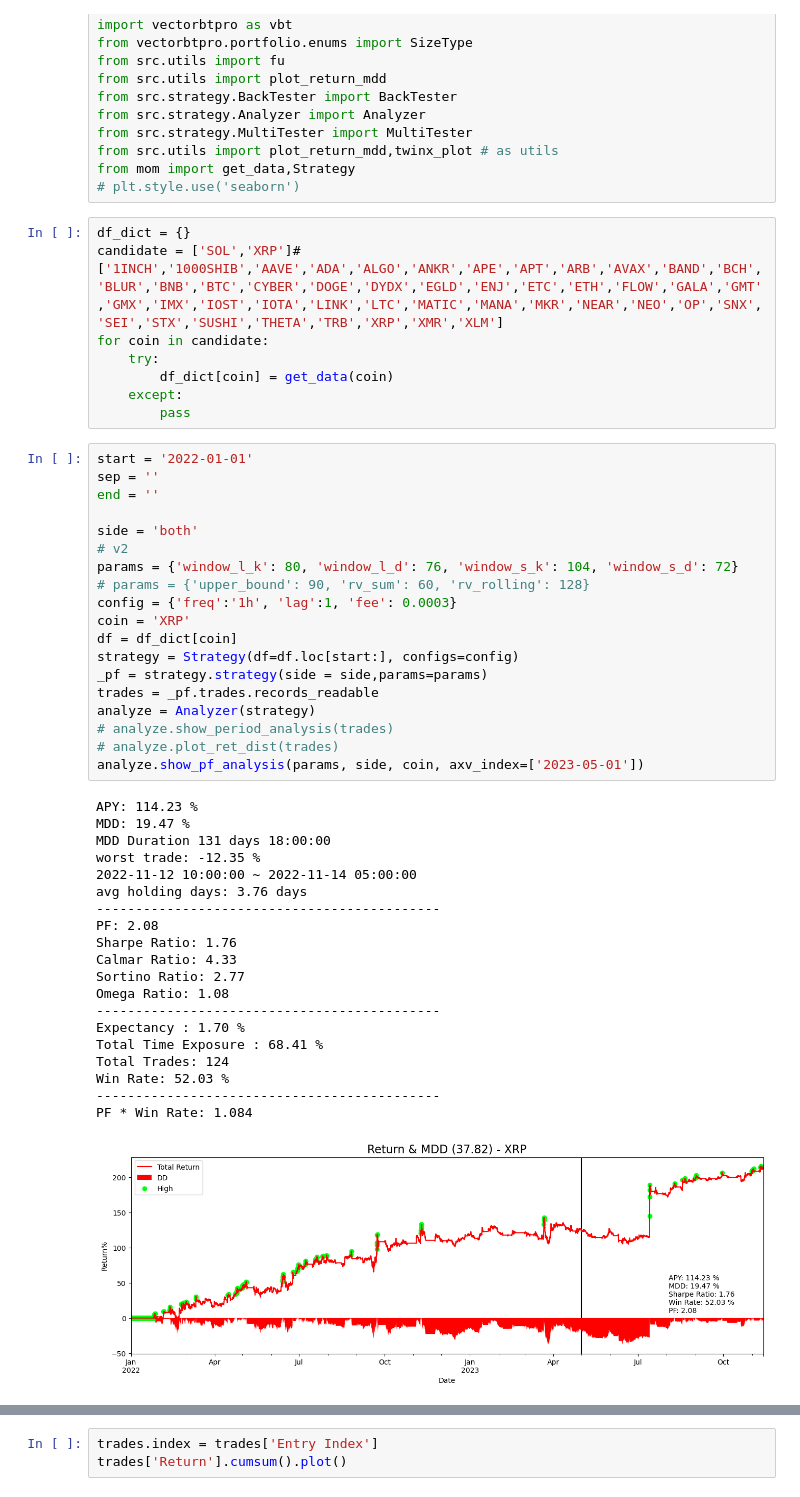
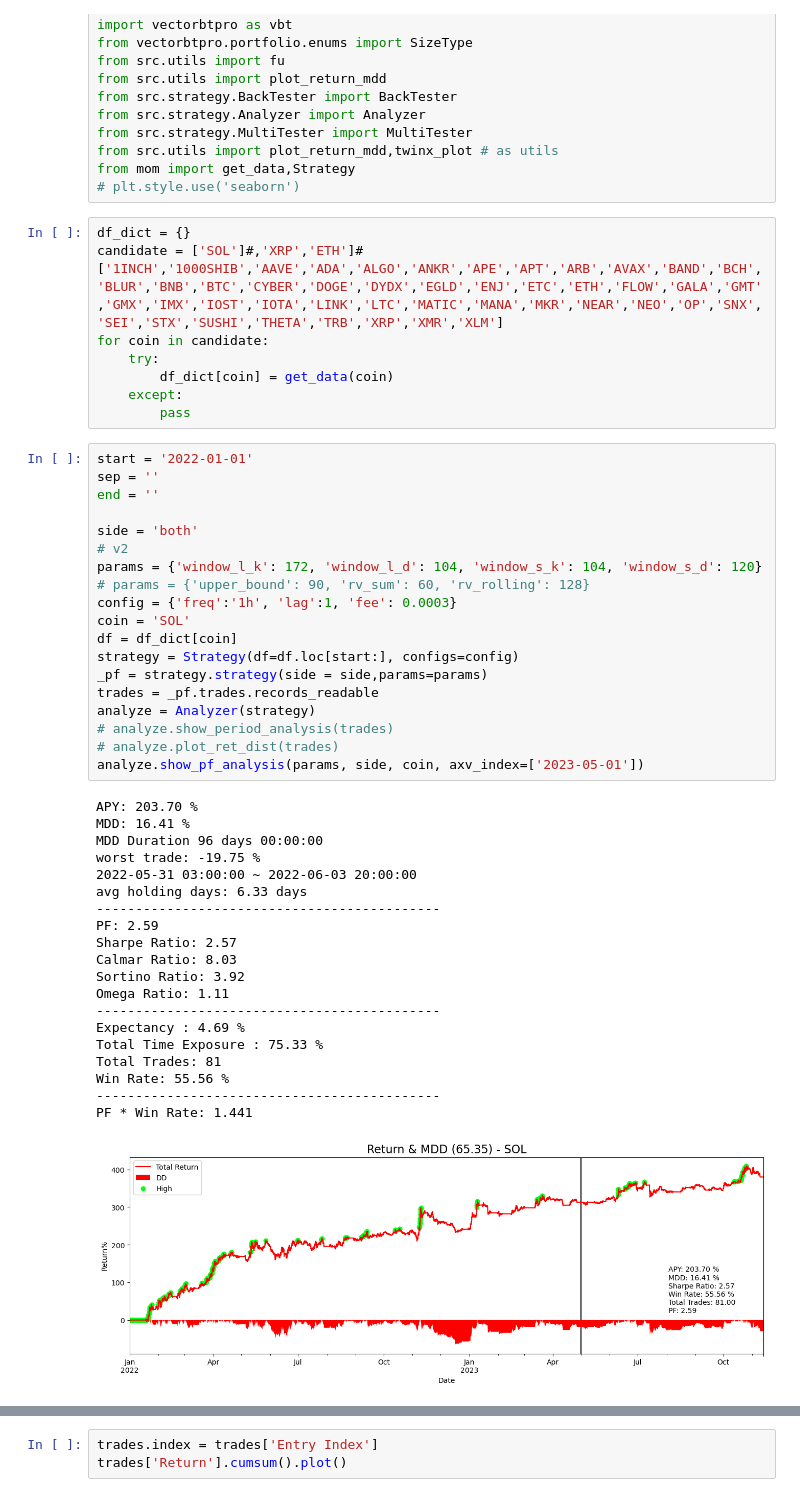
Before and after one commit to JohnsonHsiao/DC_capital_intern, a Jupyter notebook: strategy_research/CTA_TEST/Crypto/mom/bt_lab.ipynb, the cells around one changed output, grey strips where cells are left out. Drawn from its saved outputs; the diff is of its cells as text.

```diff
--- a/strategy_research/CTA_TEST/Crypto/mom/bt_lab.ipynb
+++ b/strategy_research/CTA_TEST/Crypto/mom/bt_lab.ipynb
@@ -22,7 +22,7 @@ from mom import get_data,Strategy
 # plt.style.use('seaborn')
 # %%
 df_dict = {}
-candidate = ['SOL','XRP']#['1INCH','1000SHIB','AAVE','ADA','ALGO','ANKR','APE','APT','ARB','AVAX','BAND','BCH','BLUR','BNB','BTC','CYBER','DOGE','DYDX','EGLD','ENJ','ETC','ETH','FLOW','GALA','GMT','GMX','IMX','IOST','IOTA','LINK','LTC','MATIC','MANA','MKR','NEAR','NEO','OP','SNX','SEI','STX','SUSHI','THETA','TRB','XRP','XMR','XLM']
+candidate = ['SOL']#,'XRP','ETH']#['1INCH','1000SHIB','AAVE','ADA','ALGO','ANKR','APE','APT','ARB','AVAX','BAND','BCH','BLUR','BNB','BTC','CYBER','DOGE','DYDX','EGLD','ENJ','ETC','ETH','FLOW','GALA','GMT','GMX','IMX','IOST','IOTA','LINK','LTC','MATIC','MANA','MKR','NEAR','NEO','OP','SNX','SEI','STX','SUSHI','THETA','TRB','XRP','XMR','XLM']
 for coin in candidate:
     try:
         df_dict[coin] = get_data(coin)
@@ -31,41 +31,41 @@ for coin in candidate:
 # %%
 start = '2022-01-01'
 sep = ''
 end = ''
 
 side = 'both'
 # v2
-params = {'window_l_k': 80, 'window_l_d': 76, 'window_s_k': 104, 'window_s_d': 72}
+params = {'window_l_k': 172, 'window_l_d': 104, 'window_s_k': 104, 'window_s_d': 120}
 # params = {'upper_bound': 90, 'rv_sum': 60, 'rv_rolling': 128}
 config = {'freq':'1h', 'lag':1, 'fee': 0.0003}
-coin = 'XRP'
+coin = 'SOL'
 df = df_dict[coin]
 strategy = Strategy(df=df.loc[start:], configs=config)
 _pf = strategy.strategy(side = side,params=params)
 trades = _pf.trades.records_readable
 analyze = Analyzer(strategy)
 # analyze.show_period_analysis(trades)
 # analyze.plot_ret_dist(trades)
 analyze.show_pf_analysis(params, side, coin, axv_index=['2023-05-01'])
 # %% [output]
-APY: 114.23 %
-MDD: 19.47 %
-MDD Duration 131 days 18:00:00
-worst trade: -12.35 %
-2022-11-12 10:00:00 ~ 2022-11-14 05:00:00
-avg holding days: 3.76 days
+APY: 203.70 %
+MDD: 16.41 %
+MDD Duration 96 days 00:00:00
+worst trade: -19.75 %
+2022-05-31 03:00:00 ~ 2022-06-03 20:00:00
+avg holding days: 6.33 days
 --------------------------------------------
-PF: 2.08
-Sharpe Ratio: 1.76
-Calmar Ratio: 4.33
-Sortino Ratio: 2.77
-Omega Ratio: 1.08
+PF: 2.59
+Sharpe Ratio: 2.57
+Calmar Ratio: 8.03
+Sortino Ratio: 3.92
+Omega Ratio: 1.11
 --------------------------------------------
-Expectancy : 1.70 %
-Total Time Exposure : 68.41 %
-Total Trades: 124
-Win Rate: 52.03 %
+Expectancy : 4.69 %
+Total Time Exposure : 75.33 %
+Total Trades: 81
+Win Rate: 55.56 %
 --------------------------------------------
-PF * Win Rate: 1.084
+PF * Win Rate: 1.441
-[figure, old version]
+[figure, new version]
 (None,
```
Also changed, not shown: parts of 2 cells of this notebook, 5 other files.
